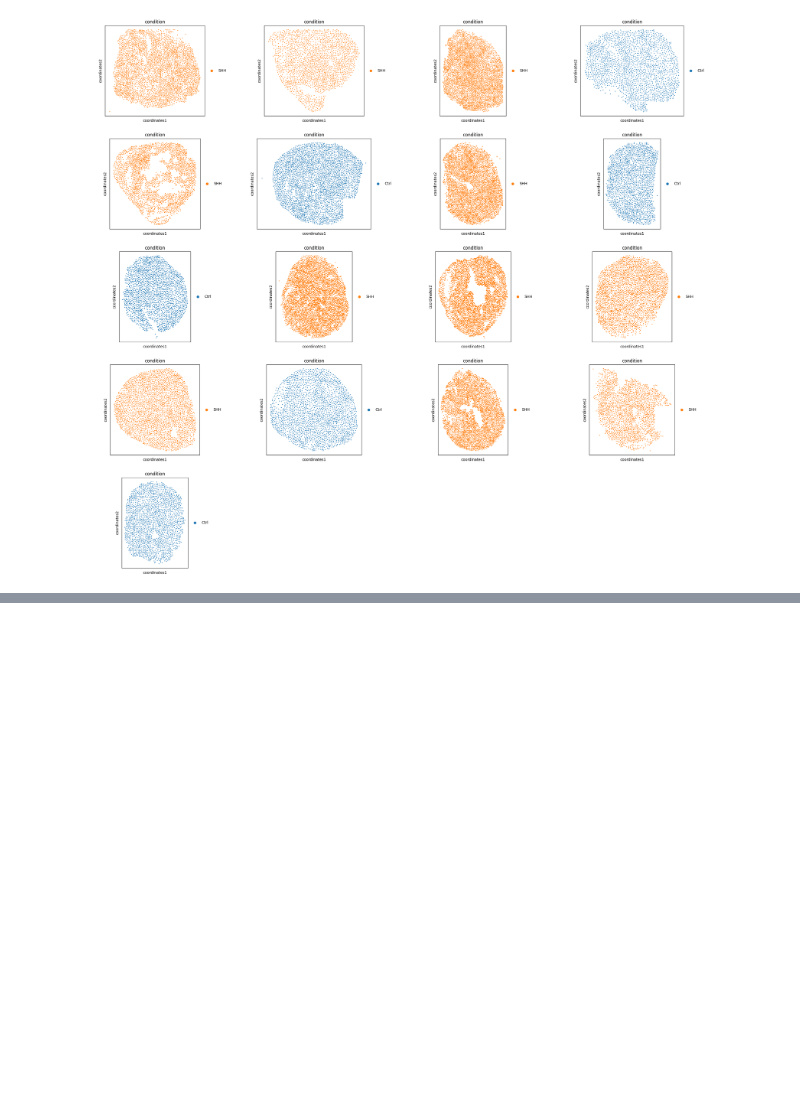
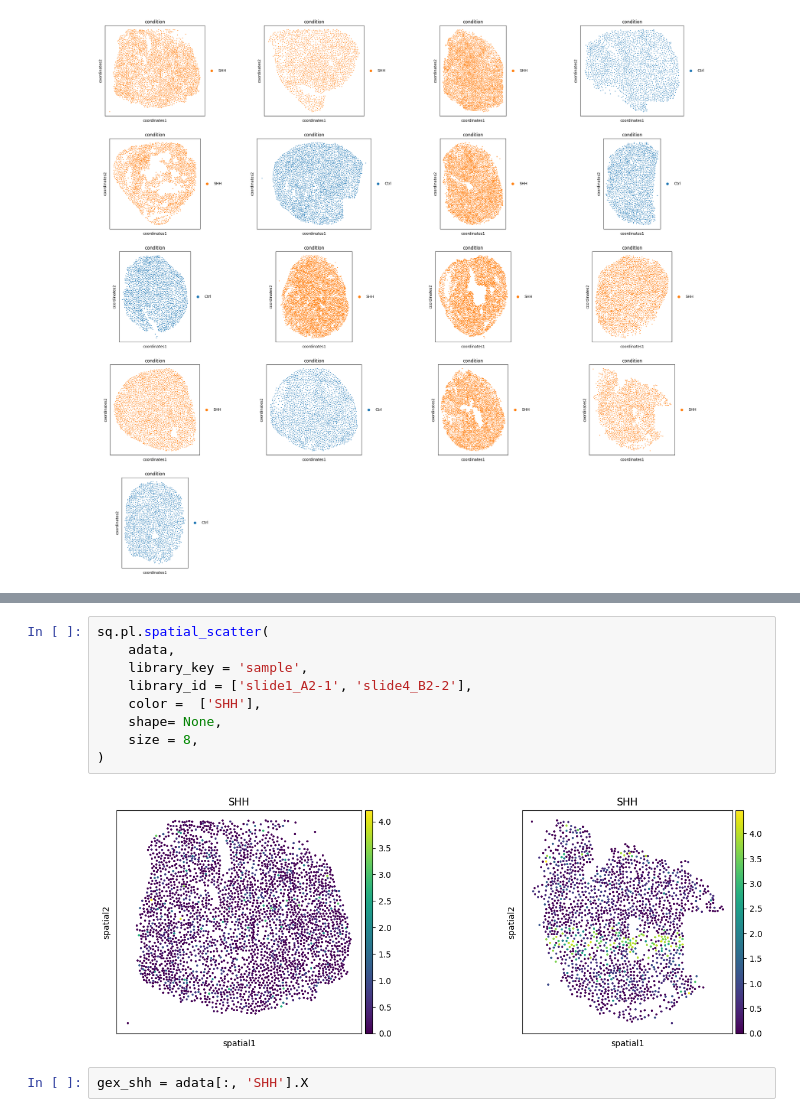
Before and after one commit to theislab/interscale, a Jupyter notebook: docs/notebooks/data/legnini23.ipynb, the cells around one changed output, grey strips where cells are left out. Drawn from its saved outputs; the diff is of its cells as text; blank space fills up the shorter version.

```diff
--- a/docs/notebooks/data/legnini23.ipynb
+++ b/docs/notebooks/data/legnini23.ipynb
@@ -155,0 +160,13 @@ sq.gr.spatial_neighbors(adata, spatial_key='coordinates')
+# %%
+sq.pl.spatial_scatter(
+    adata,
+    library_key = 'sample',
+    library_id = ['slide1_A2-1', 'slide4_B2-2'],
+    color =  ['SHH'],
+    shape= None,
+    size = 8,
+)
+# %% [output]
+[figure, added]
+# %%
+gex_shh = adata[:, 'SHH'].X
```
Also changed, not shown: parts of 27 cells of this notebook, 3 other files.
